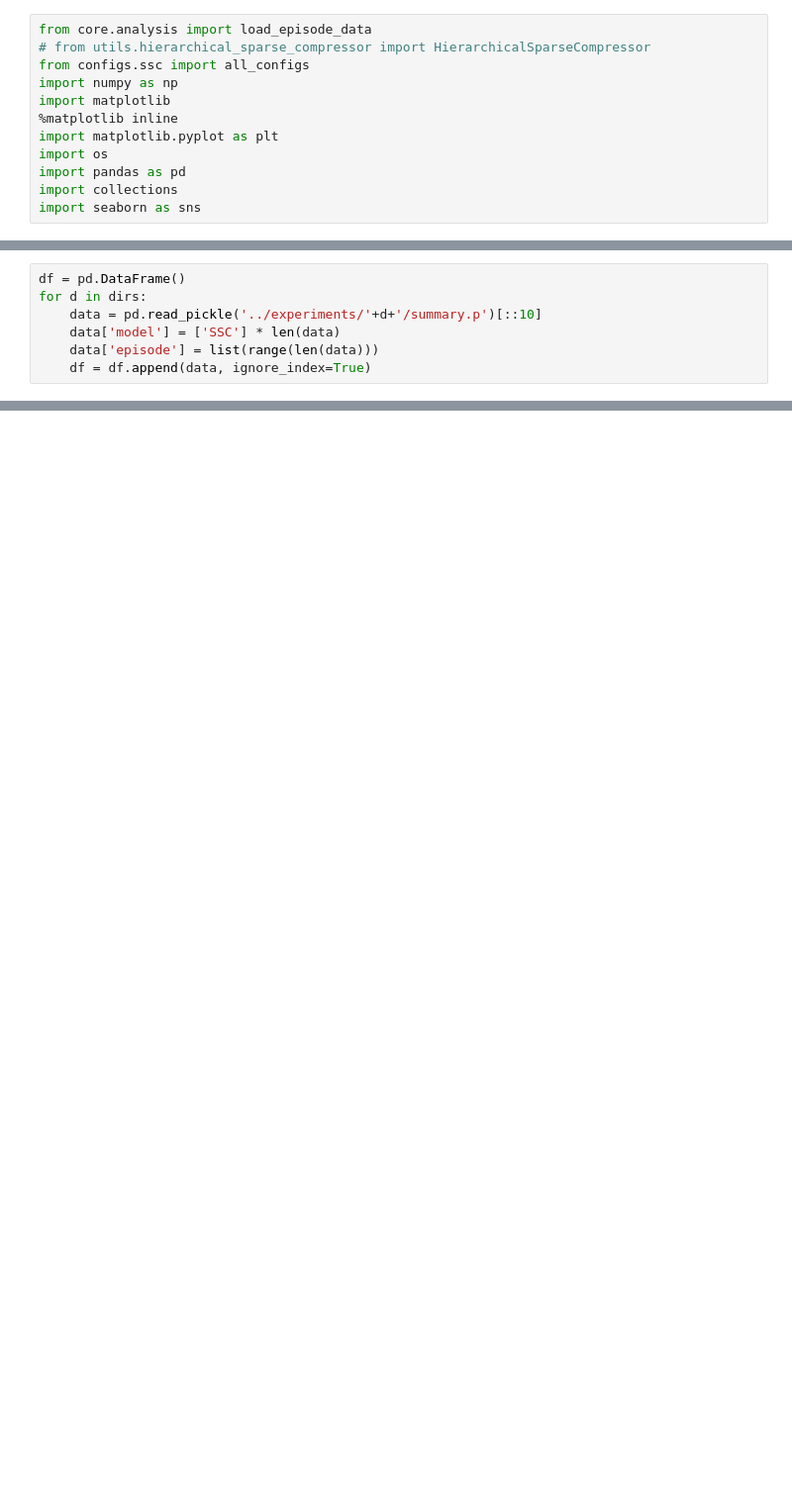
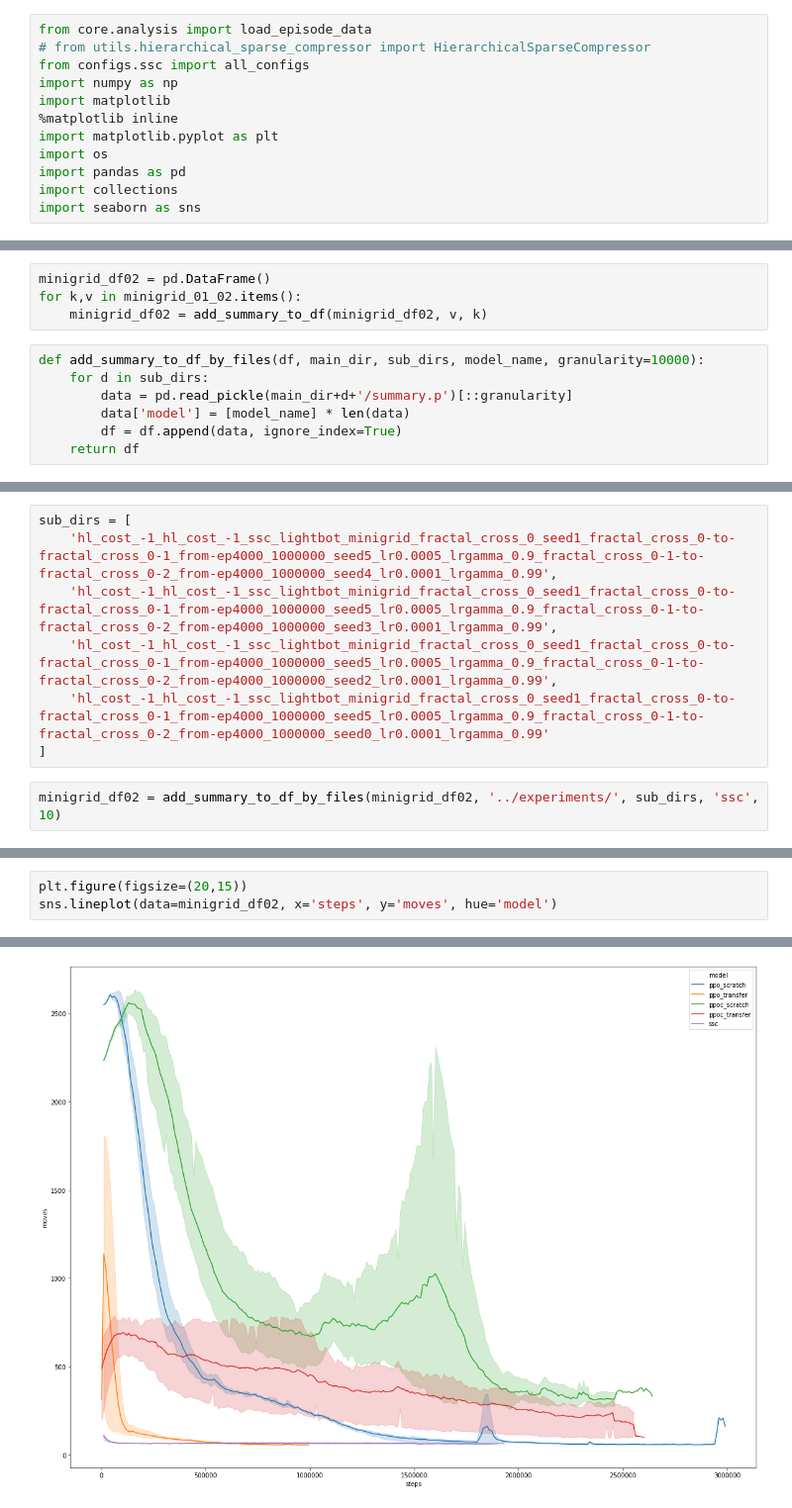
Before and after one commit to sophiaas/rlbase, a Jupyter notebook: rlbase/plots.ipynb, the cells around one changed output, grey strips where cells are left out. Shown: that part at 99% size. Saved outputs shown, nothing was run; the diff lists cells and outputs as text; blank space fills up the shorter version.

```diff
--- a/rlbase/plots.ipynb
+++ b/rlbase/plots.ipynb
@@ -52,7 +114,11 @@ data
+# %%
+minigrid_df02 = pd.DataFrame()
+for k,v in minigrid_01_02.items():
+    minigrid_df02 = add_summary_to_df(minigrid_df02, v, k)
 # %%
-df = pd.DataFrame()
-for d in dirs:
-    data = pd.read_pickle('../experiments/'+d+'/summary.p')[::10]
-    data['model'] = ['SSC'] * len(data)
-    data['episode'] = list(range(len(data)))
-    df = df.append(data, ignore_index=True)
+def add_summary_to_df_by_files(df, main_dir, sub_dirs, model_name, granularity=10000):
+    for d in sub_dirs:
+        data = pd.read_pickle(main_dir+d+'/summary.p')[::granularity]
+        data['model'] = [model_name] * len(data)
+        df = df.append(data, ignore_index=True)
+    return df
@@ -80,0 +125,9 @@ sns.lineplot(data=df, x='episode', y='return')
+# %%
+sub_dirs = [
+    'hl_cost_-1_hl_cost_-1_ssc_lightbot_minigrid_fractal_cross_0_seed1_fractal_cross_0-to-fractal_cross_0-1_from-ep4000_1000000_seed5_lr0.0005_lrgamma_0.9_fractal_cross_0-1-to-fractal_cross_0-2_from-ep4000_1000000_seed4_lr0.0001_lrgamma_0.99',
+    'hl_cost_-1_hl_cost_-1_ssc_lightbot_minigrid_fractal_cross_0_seed1_fractal_cross_0-to-fractal_cross_0-1_from-ep4000_1000000_seed5_lr0.0005_lrgamma_0.9_fractal_cross_0-1-to-fractal_cross_0-2_from-ep4000_1000000_seed3_lr0.0001_lrgamma_0.99',
+    'hl_cost_-1_hl_cost_-1_ssc_lightbot_minigrid_fractal_cross_0_seed1_fractal_cross_0-to-fractal_cross_0-1_from-ep4000_1000000_seed5_lr0.0005_lrgamma_0.9_fractal_cross_0-1-to-fractal_cross_0-2_from-ep4000_1000000_seed2_lr0.0001_lrgamma_0.99',
+    'hl_cost_-1_hl_cost_-1_ssc_lightbot_minigrid_fractal_cross_0_seed1_fractal_cross_0-to-fractal_cross_0-1_from-ep4000_1000000_seed5_lr0.0005_lrgamma_0.9_fractal_cross_0-1-to-fractal_cross_0-2_from-ep4000_1000000_seed0_lr0.0001_lrgamma_0.99'
+]
+# %%
+minigrid_df02 = add_summary_to_df_by_files(minigrid_df02, '../experiments/', sub_dirs, 'ssc', 10)
@@ -80,0 +174,4 @@ sns.lineplot(data=df, x='episode', y='return')
+# %%
+plt.figure(figsize=(20,15))
+sns.lineplot(data=minigrid_df02, x='steps', y='moves', hue='model')
+# %% [output]
@@ -80,0 +179 @@ sns.lineplot(data=df, x='episode', y='return')
+[figure, added]
```
Also changed, not shown: parts of 32 cells of this notebook.
